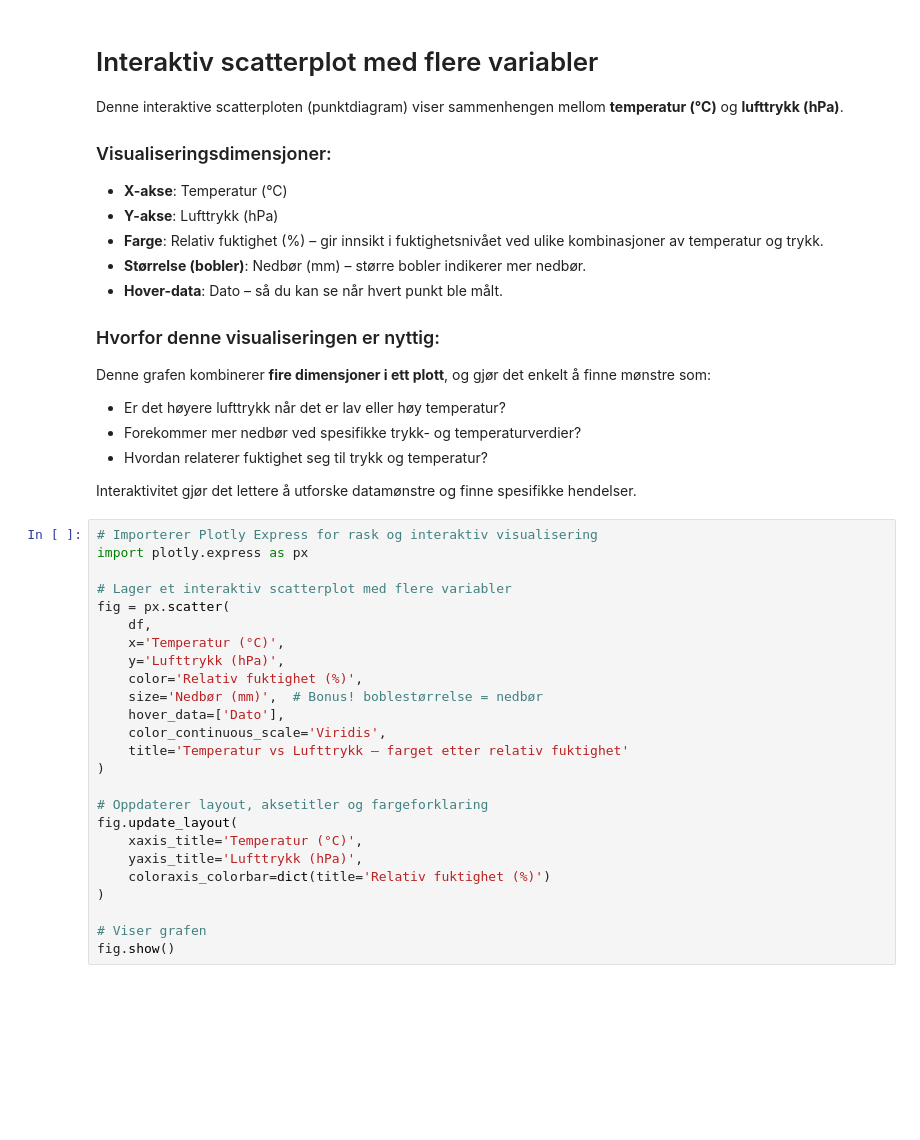
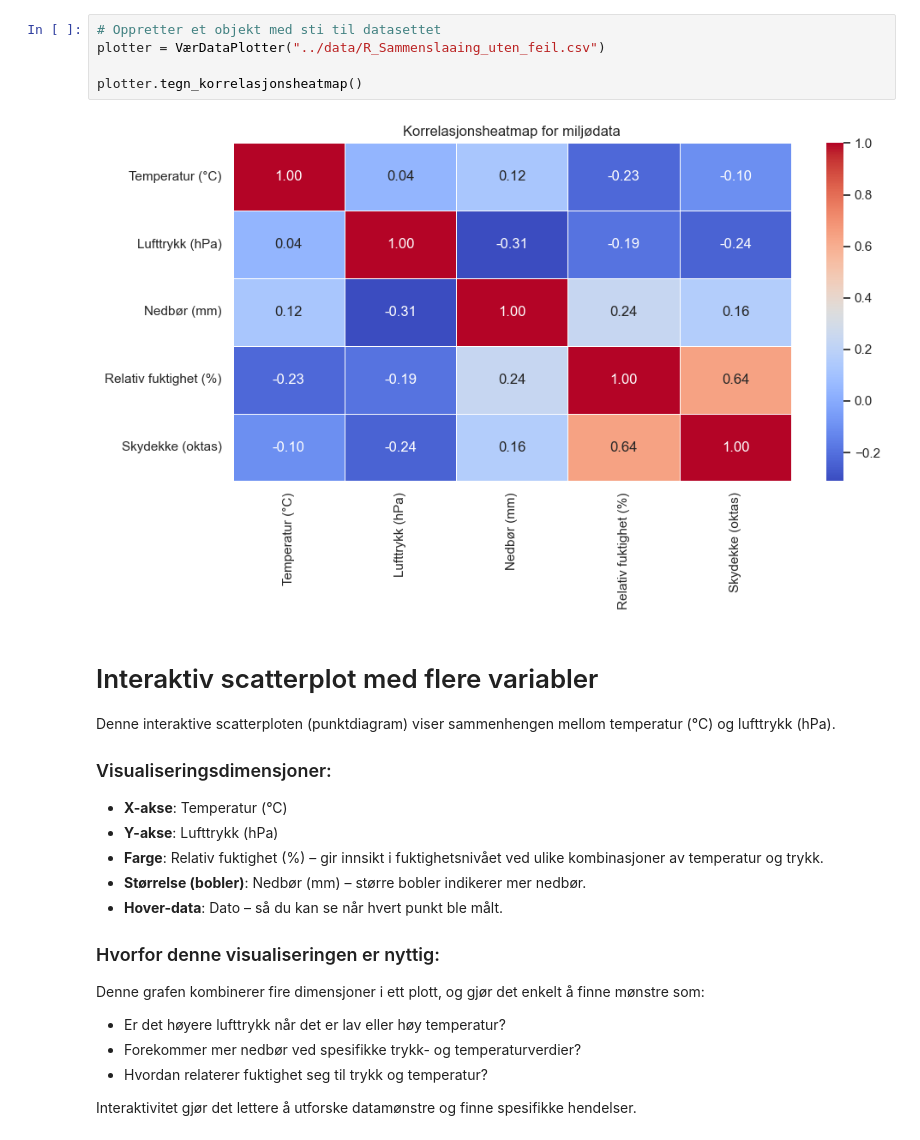
Before and after one commit to sarasok/Mappevurdering_anv_prog, a Jupyter notebook: tasks/oppg5.ipynb, the cells around one changed output. Cells and saved outputs as stored; diff of their text form; blank space fills up the shorter version.

```diff
--- a/tasks/oppg5.ipynb
+++ b/tasks/oppg5.ipynb
@@ -198,7 +129,14 @@ ModuleNotFoundError: No module named 'plotly'
+# %%
+# Oppretter et objekt med sti til datasettet
+plotter = VærDataPlotter("../data/R_Sammenslaaing_uten_feil.csv")
+
+plotter.tegn_korrelasjonsheatmap()
+# %% [output]
+[figure, added]
 # %% [markdown]
 # Interaktiv scatterplot med flere variabler
 
-Denne interaktive scatterploten (punktdiagram) viser sammenhengen mellom **temperatur (°C)** og **lufttrykk (hPa)**.
+Denne interaktive scatterploten (punktdiagram) viser sammenhengen mellom temperatur (°C) og lufttrykk (hPa).
 
 ### Visualiseringsdimensjoner:
 - **X-akse**: Temperatur (°C)
@@ -208,34 +146,9 @@ Denne interaktive scatterploten (punktdiagram) viser sammenhengen mellom **tempe
 - **Hover-data**: Dato – så du kan se når hvert punkt ble målt.
 
 ### Hvorfor denne visualiseringen er nyttig:
-Denne grafen kombinerer **fire dimensjoner i ett plott**, og gjør det enkelt å finne mønstre som:
+Denne grafen kombinerer fire dimensjoner i ett plott, og gjør det enkelt å finne mønstre som:
 - Er det høyere lufttrykk når det er lav eller høy temperatur?
 - Forekommer mer nedbør ved spesifikke trykk- og temperaturverdier?
 - Hvordan relaterer fuktighet seg til trykk og temperatur?
 
 Interaktivitet gjør det lettere å utforske datamønstre og finne spesifikke hendelser.
-# %%
-# Importerer Plotly Express for rask og interaktiv visualisering
-import plotly.express as px
-
-# Lager et interaktiv scatterplot med flere variabler
-fig = px.scatter(
-    df,
-    x='Temperatur (°C)',
-    y='Lufttrykk (hPa)',
-    color='Relativ fuktighet (%)',
-    size='Nedbør (mm)',  # Bonus! boblestørrelse = nedbør
-    hover_data=['Dato'],
-    color_continuous_scale='Viridis',
-    title='Temperatur vs Lufttrykk – farget etter relativ fuktighet'
-)
-
-# Oppdaterer layout, aksetitler og fargeforklaring
-fig.update_layout(
-    xaxis_title='Temperatur (°C)',
-    yaxis_title='Lufttrykk (hPa)',
-    coloraxis_colorbar=dict(title='Relativ fuktighet (%)')
-)
-
-# Viser grafen
-fig.show()
```
Also changed, not shown: parts of 20 cells of this notebook, 5 other files.
